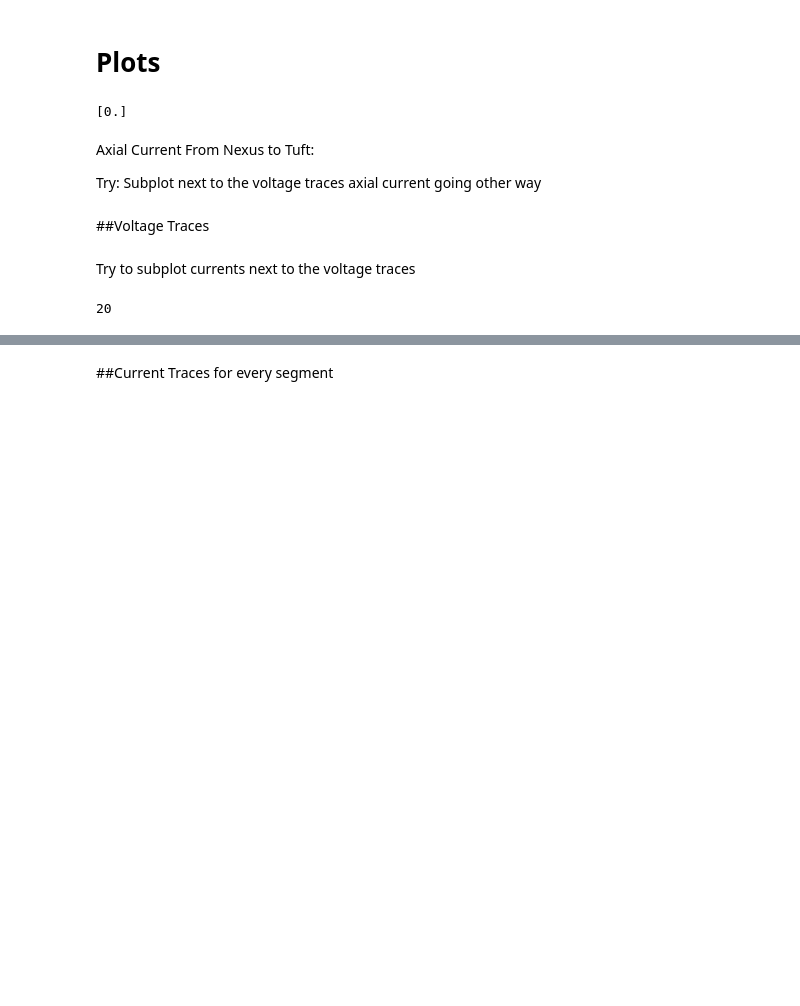
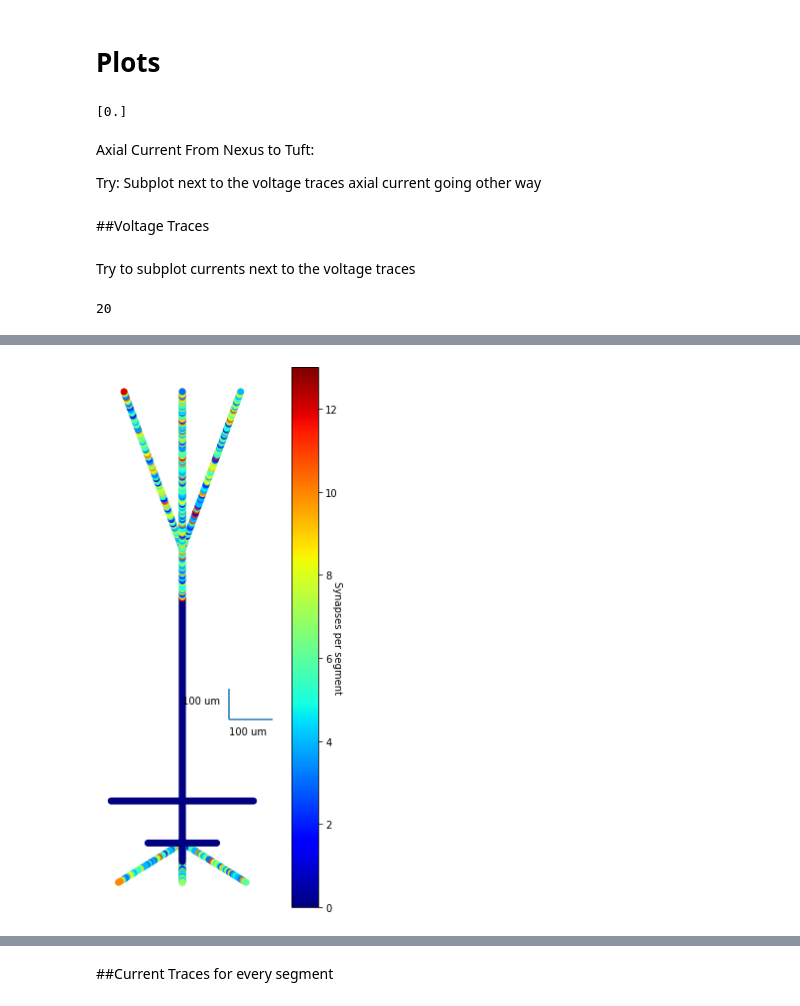
Before and after one commit to davidfague/Stylized-ReducedOrder-L5-Model, a Jupyter notebook: SROL5.ipynb, the cells around one changed output, grey strips where cells are left out. Cells and saved outputs as stored; diff of their text form; code cells hidden in the pictures; blank space fills up the shorter version.

```diff
--- a/SROL5.ipynb
+++ b/SROL5.ipynb
@@ -2344 +2622,5 @@ def overlay_axial_current(probes):
+# %%
+plotSynDensity(excSynPerSeg)
+# %% [output]
+[figure, added]
 # %%
```
Also changed, not shown: parts of 62 cells of this notebook.
